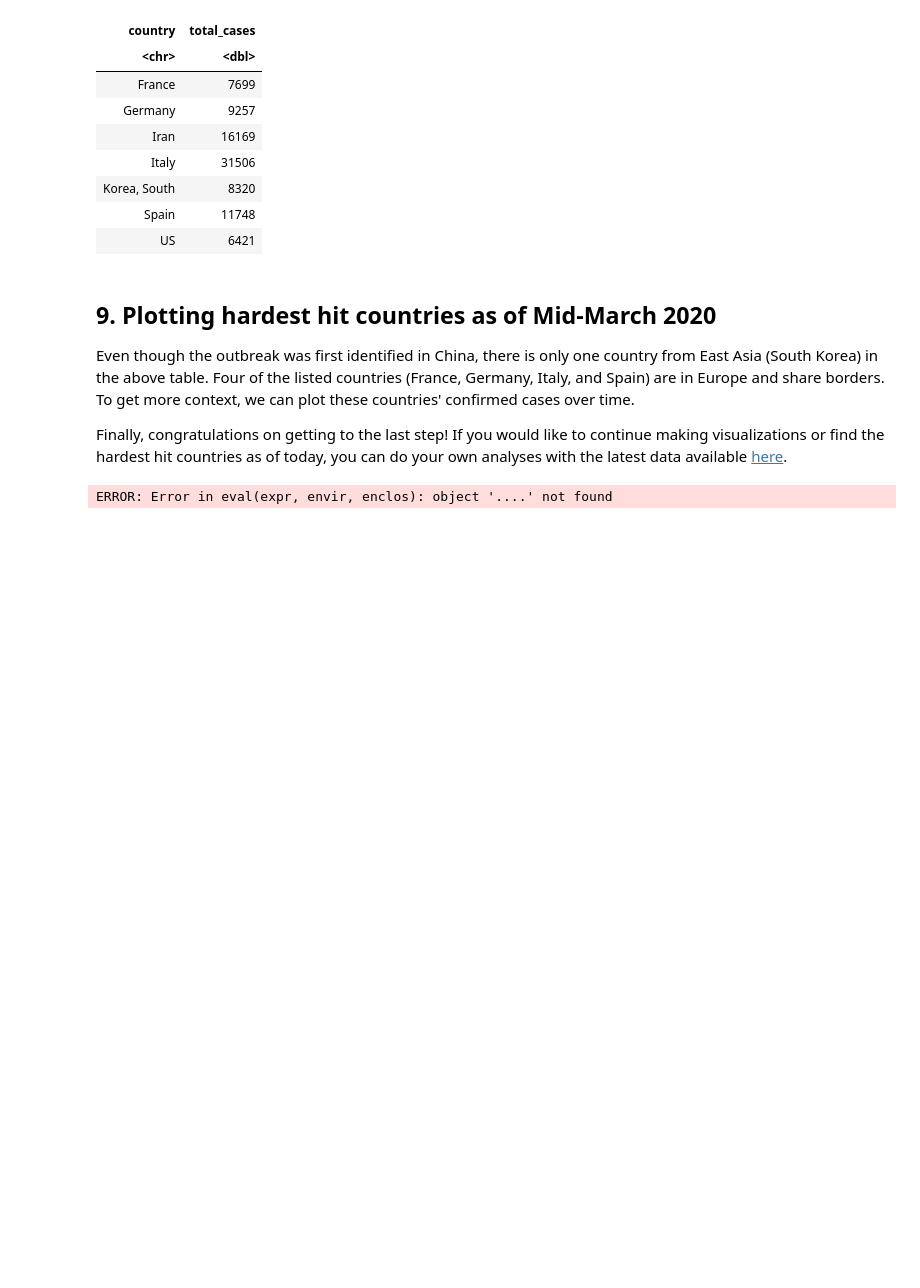
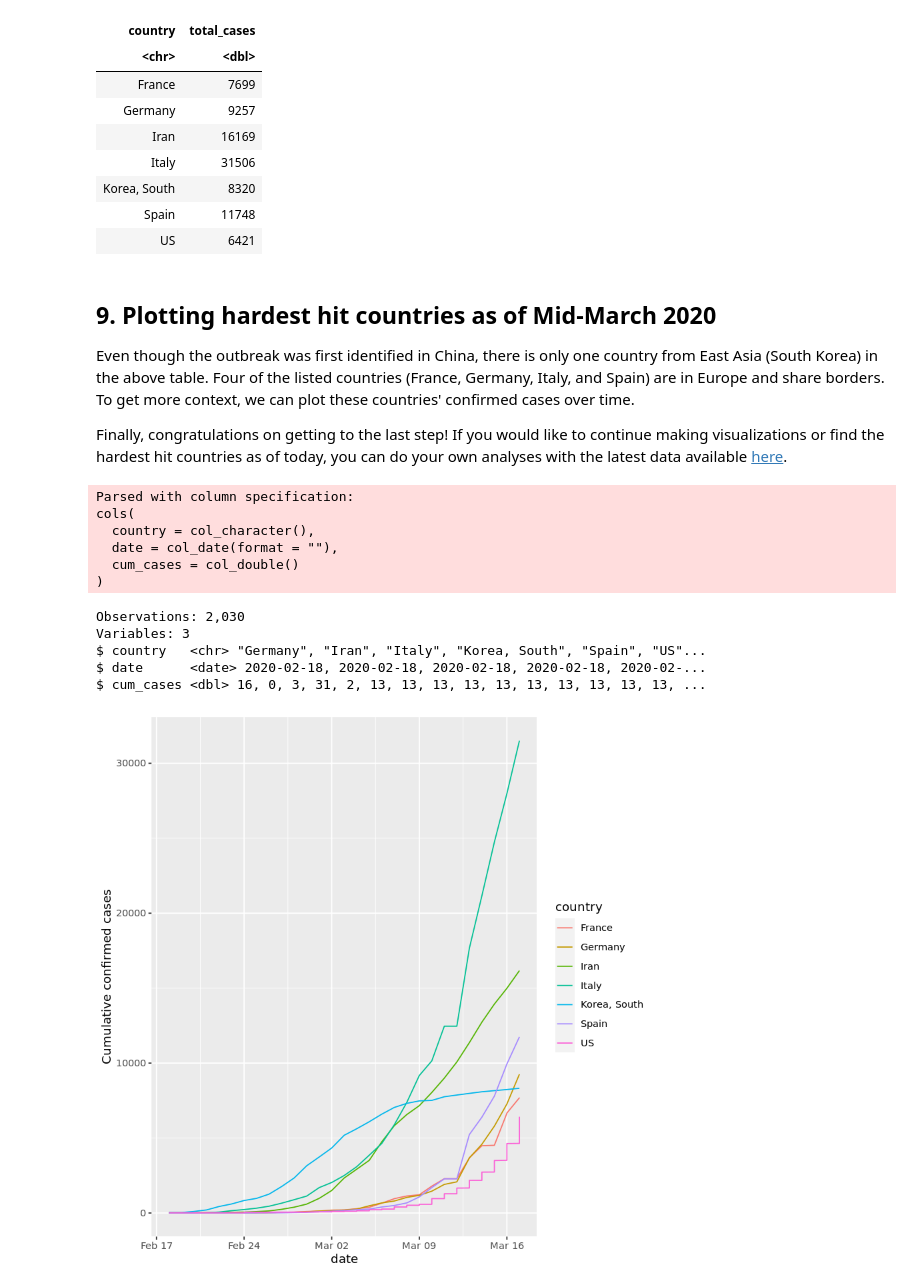
Before and after one commit to Bing-Violet/COVID-19-Visualization-with-ggplot, a Jupyter notebook: notebook.ipynb, the cells around one changed output. Saved outputs shown, nothing was run; the diff lists cells and outputs as text; code cells hidden in the pictures; blank space fills up the shorter version.

```diff
--- a/notebook.ipynb
+++ b/notebook.ipynb
@@ -207,12 +217,25 @@ A tibble: 7 x 2
 # %%
 # Run this to get the data for the top 7 countries
 confirmed_cases_top7_outside_china = read_csv("datasets/confirmed_cases_top7_outside_china.csv")
 
 #
 glimpse(confirmed_cases_top7_outside_china)
 
 # Using confirmed_cases_top7_outside_china, draw a line plot of
 # cum_cases vs. date, grouped and colored by country
-ggplot(confirmed_cases_top7_outside_china, aes(x = date, y= cum_cases,group = country, color = country)
+ggplot(confirmed_cases_top7_outside_china, aes(x = date, y= cum_cases,group = country, color = country)) +
+geom_line() +
+ylab("Cumulative confirmed cases")
 # %% [output]
-ERROR: Error in eval(expr, envir, enclos): object '....' not found
+Parsed with column specification:
+cols(
+  country = col_character(),
+  date = col_date(format = ""),
+  cum_cases = col_double()
+)
+Observations: 2,030
+Variables: 3
+$ country   <chr> "Germany", "Iran", "Italy", "Korea, South", "Spain", "US"...
+$ date      <date> 2020-02-18, 2020-02-18, 2020-02-18, 2020-02-18, 2020-02-...
+$ cum_cases <dbl> 16, 0, 3, 31, 2, 13, 13, 13, 13, 13, 13, 13, 13, 13, 13, ...
+[figure, added]
```
Also changed, not shown: parts of 1 cell of this notebook.
